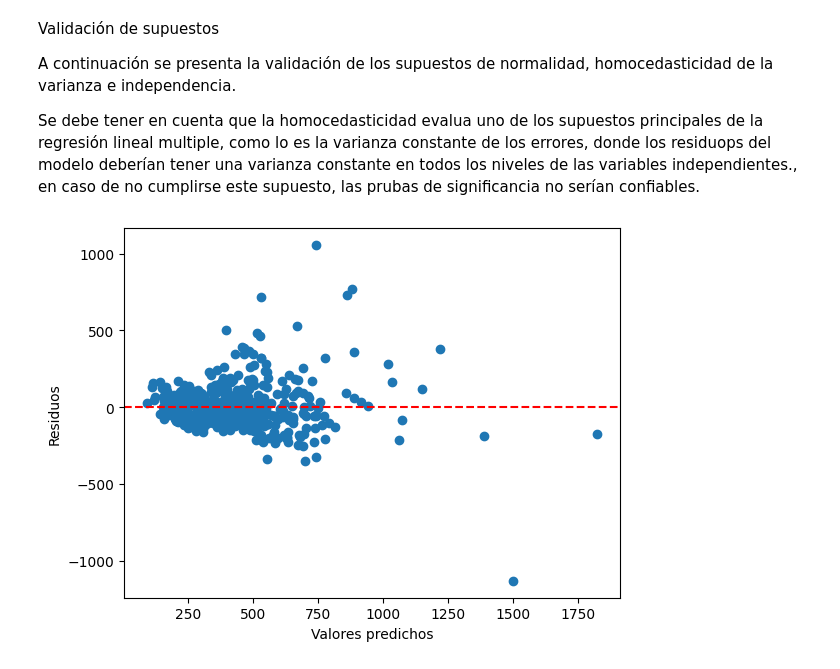
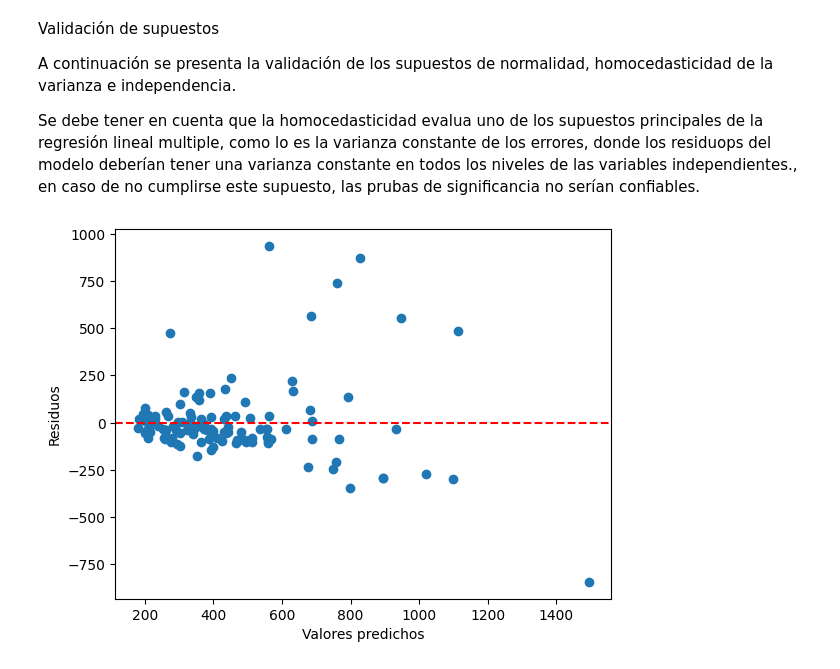
Before and after one commit to marioleandrovanegas/Unidad2, a Jupyter notebook: Unidad2.ipynb, the cells around one changed output. Drawn from its saved outputs; the diff is of its cells as text; code cells hidden in the pictures.

```diff
--- a/Unidad2.ipynb
+++ b/Unidad2.ipynb
@@ -239,7 +239,7 @@ Como conclusiones:
 # %% [markdown]
 Coeficientes R2
 # %%
-y_pred = modelo.predict(X_train)
+y_pred = modelo.predict(X_test)
 # %%
 from sklearn.metrics import r2_score, mean_squared_error, mean_absolute_error
 
@@ -264,14 +264,14 @@ A continuación se presenta la validación de los supuestos de normalidad, homoc
 
 Se debe tener en cuenta que la homocedasticidad evalua uno de los supuestos principales de la regresión lineal multiple, como lo es la varianza constante de los errores, donde los residuops del modelo deberían tener una varianza constante en todos los niveles de las variables independientes., en caso de no cumplirse este supuesto, las prubas de significancia no serían confiables.
 # %%
-residuos = y_train-y_pred
+residuos = y_test-y_pred
 plt.scatter(y_pred, residuos)
 plt.axhline(y=0, color='r', linestyle='--')
 plt.xlabel('Valores predichos')
 plt.ylabel('Residuos')
 plt.show()
 # %% [output]
-[figure, old version]
+[figure, new version]
 # %%
 import statsmodels.api as sm
 
```
Also changed, not shown: parts of 5 cells of this notebook.
